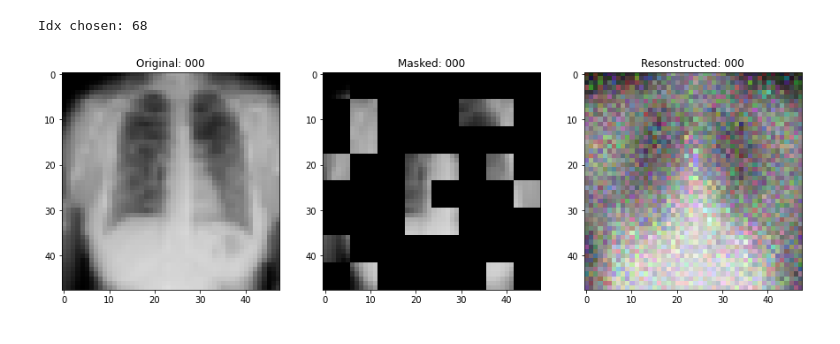
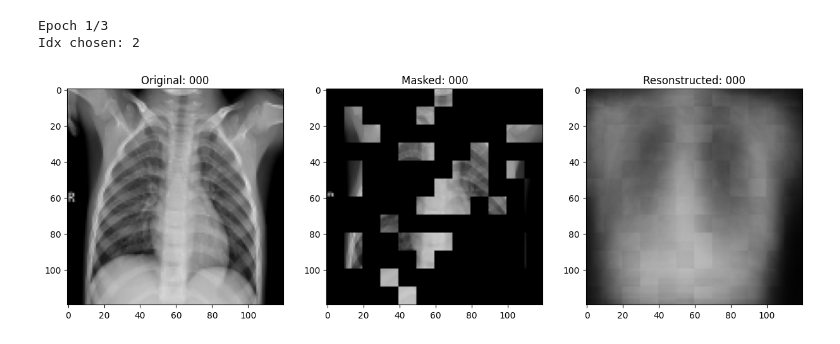
Before and after one commit to eugfomitcheva/diagnosing_respiratory_disease_cv, a Jupyter notebook: models/MAE_clean.ipynb, the cells around one changed output. Saved outputs shown, nothing was run; the diff lists cells and outputs as text; code cells hidden in the pictures.

```diff
--- a/models/MAE_clean.ipynb
+++ b/models/MAE_clean.ipynb
@@ -87,5 +136,5 @@ Testing samples: 1084
 # %%
-IMAGE_SIZE = 48
-PATCH_SIZE = 6
+IMAGE_SIZE = 120
+PATCH_SIZE = 10
 NUM_PATCHES = (IMAGE_SIZE // PATCH_SIZE) ** 2
 MASK_PROPORTION = 0.75
@@ -190,28 +259,8 @@ DEC_TRANSFORMER_UNITS = [
     DEC_PROJECTION_DIM,
 ]
 # %%
-EPOCHS = 250
-DOWNSTREAM_EPOCHS = 250
+EPOCHS = 100
+DOWNSTREAM_EPOCHS = 100
-# %%
-def get_train_augmentation_model():
-    model = keras.Sequential(
-        [
-            L.Rescaling(1 / 255.0),
-            L.Resizing(INPUT_SHAPE[0] + 20, INPUT_SHAPE[0] + 20),
-            L.RandomCrop(IMAGE_SIZE, IMAGE_SIZE),
-            L.RandomFlip("horizontal"),
-        ],
-        name="train_data_augmentation",
-    )
-    return model
-
-
-def get_test_augmentation_model():
-    model = keras.Sequential(
-        [L.Rescaling(1 / 255.0), L.Resizing(IMAGE_SIZE, IMAGE_SIZE),],
-        name="test_data_augmentation",
-    )
-    return model
 # %%
 class PatchEncoder(L.Layer):
     def __init__(
@@ -367,8 +417,8 @@ class MaskedAutoencoder(keras.Model):
             augmented_images = self.train_augmentation_model(images)
 
         patches = self.patch_layer(augmented_images)
-        (
-            unmasked_embeddings,
+        #adjusted
+        (   unmasked_embeddings,
             masked_embeddings,
             unmasked_positions,
             mask_indices,
@@ -485,15 +535,16 @@ mae_model.compile(
 # %%
 #run training with validation loss and mae reported
 es = keras.callbacks.EarlyStopping(min_delta=1e-4, patience=5, verbose=1, restore_best_weights=True)
 rlp = keras.callbacks.ReduceLROnPlateau(patience=2, verbose=1)
 
 history = mae_model.fit(
-    train_ds, epochs=1, validation_data=valid_ds, callbacks=[TrainMonitor(epoch_interval=5), es, rlp],
+    train_ds, epochs=EPOCHS, validation_data=valid_ds, callbacks=[TrainMonitor(epoch_interval=5), es, rlp],
 )
 
 loss, mae = mae_model.evaluate(valid_ds)
 print(f"Loss: {loss:.2f}")
 print(f"MAE: {mae:.2f}")
 # %% [output]
-Idx chosen: 68
+Epoch 1/3
+Idx chosen: 2
-[figure, old version]
+[figure, new version]
```
Also changed, not shown: parts of 36 cells of this notebook.
